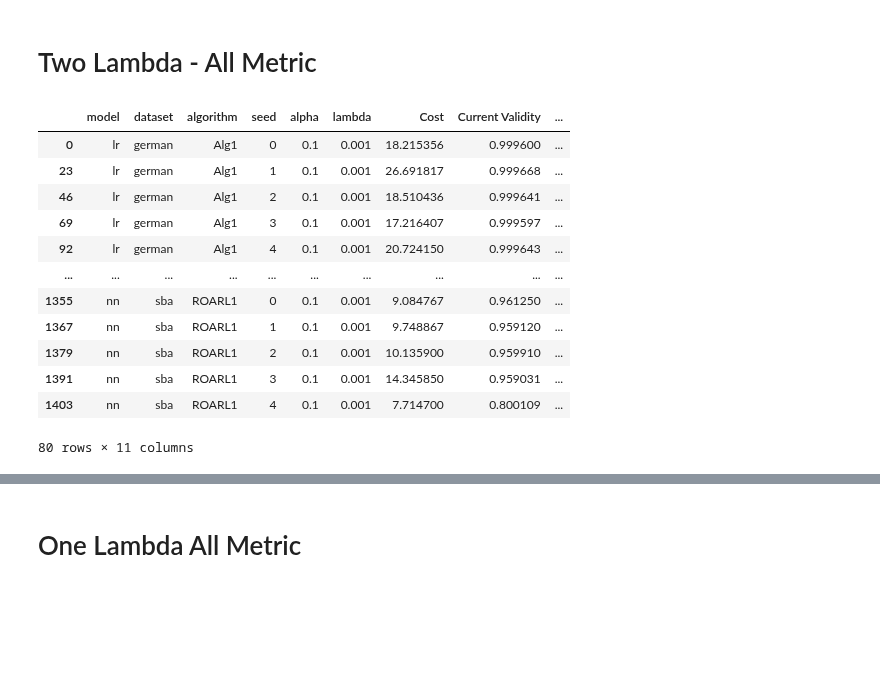
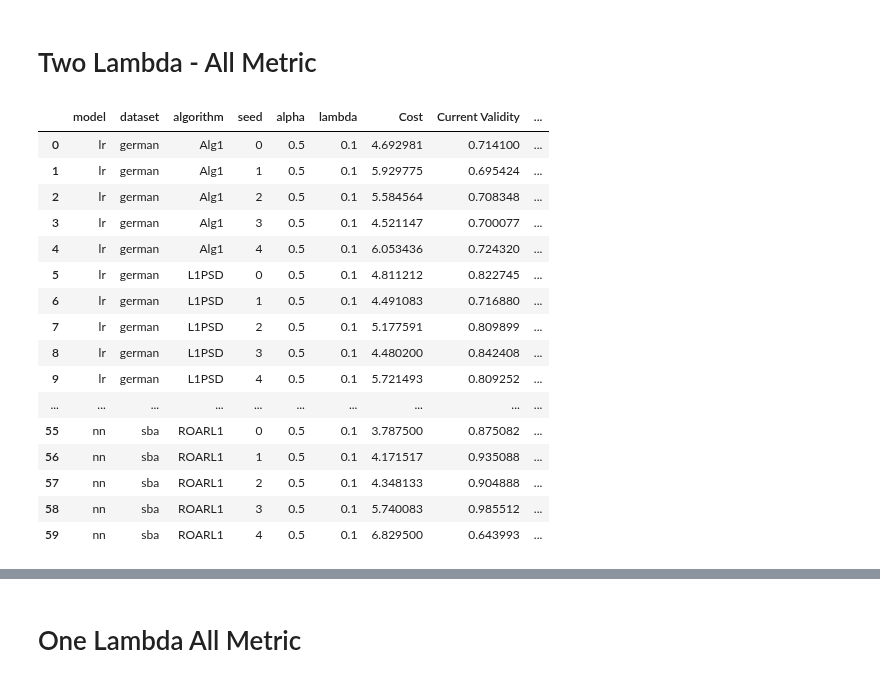
Before and after one commit to kshitij-kayastha/learning-augmented-robust-recourse, a Jupyter notebook: experiments/avg_J.ipynb, the cells around one changed output, grey strips where cells are left out. Cells and saved outputs as stored; diff of their text form; code cells hidden in the pictures; blank space fills up the shorter version.

```diff
--- a/experiments/avg_J.ipynb
+++ b/experiments/avg_J.ipynb
@@ -182,6 +337,9 @@ def runCostValidityTradeoff (results: dict, params: dict):
     for model in params['base_model']:
         for dataset in params['data']:
             model_dataset_name = model + '_' + dataset
+
+            if model == "lr" and dataset == "sba":
+                continue
 
             for algorithm in params['algorithms']:
                 for seed in params['seeds']:
@@ -200,8 +358,23 @@ def runCostValidityTradeoff (results: dict, params: dict):
                                 X_0 = X_0[mask_i]
                                 X_r = X_r[mask_i]
                                 theta_0 = theta_0[mask_i]
+                            else:
+                                data_l1psd = pd.read_pickle(f"../results/recourse/{model}_{dataset}_L1PSD_0.1_0.1_{seed}.pkl")
+                                mask_i = data_l1psd["i"].to_numpy()
+                                if dataset == "sba" and model == "lr" and v_alpha == 0.5:
+                                    data = data[data['i'].isin(mask_i)]
+                                elif dataset == "sba" and model == "nn" and v_alpha == 0.5:
+                                    data = data[data['i'].isin(mask_i)]
 
-                            res = evaluate_performance_each(X_0, X_r, theta_0, alpha, lamb, seed, algorithm, theta_adv_method="L-1" if "L1" in algorithm else "L-inf")
+                                X_0 = np.stack(data["x_0"])
+                                X_r = np.stack(data["x_r"])
+                                theta_0 = np.stack(data["theta_0"])
+
+                            if model == "lr":
+                                res = evaluate_performance_each(X_0, X_r, theta_0, alpha, lamb, seed, algorithm, theta_adv_method="L-1" if "L1" in algorithm else "L-inf")
+                            elif model == "nn":
+                                res = evaluate_performance_many_nn(X_0, X_r, alpha, lamb, seed, algorithm, "L-1" if "L1" in algorithm else "L-inf", dataset=dataset)
+
 
                             results['model'].append(model)
                             results['dataset'].append(dataset)
@@ -426,22 +468,26 @@ Name: (NN, L1PSD), dtype: float64
 # %% [markdown]
 # Two Lambda - All Metric
 # %%
-df_results_sampled = df_results[df_results['lambda'].isin([0.001])]
+df_results_sampled = df_results[df_results['lambda'].isin([0.1])]
 df_results_sampled
 # %% [output]
 |  | model | dataset | algorithm | seed | alpha | lambda | Cost | Current Validity | ... |
-| 0 | lr | german | Alg1 | 0 | 0.1 | 0.001 | 18.215356 | 0.999600 | ... |
-| 23 | lr | german | Alg1 | 1 | 0.1 | 0.001 | 26.691817 | 0.999668 | ... |
-| 46 | lr | german | Alg1 | 2 | 0.1 | 0.001 | 18.510436 | 0.999641 | ... |
-| 69 | lr | german | Alg1 | 3 | 0.1 | 0.001 | 17.216407 | 0.999597 | ... |
-| 92 | lr | german | Alg1 | 4 | 0.1 | 0.001 | 20.724150 | 0.999643 | ... |
+| 0 | lr | german | Alg1 | 0 | 0.5 | 0.1 | 4.692981 | 0.714100 | ... |
+| 1 | lr | german | Alg1 | 1 | 0.5 | 0.1 | 5.929775 | 0.695424 | ... |
+| 2 | lr | german | Alg1 | 2 | 0.5 | 0.1 | 5.584564 | 0.708348 | ... |
+| 3 | lr | german | Alg1 | 3 | 0.5 | 0.1 | 4.521147 | 0.700077 | ... |
+| 4 | lr | german | Alg1 | 4 | 0.5 | 0.1 | 6.053436 | 0.724320 | ... |
+| 5 | lr | german | L1PSD | 0 | 0.5 | 0.1 | 4.811212 | 0.822745 | ... |
+| 6 | lr | german | L1PSD | 1 | 0.5 | 0.1 | 4.491083 | 0.716880 | ... |
+| 7 | lr | german | L1PSD | 2 | 0.5 | 0.1 | 5.177591 | 0.809899 | ... |
+| 8 | lr | german | L1PSD | 3 | 0.5 | 0.1 | 4.480200 | 0.842408 | ... |
+| 9 | lr | german | L1PSD | 4 | 0.5 | 0.1 | 5.721493 | 0.809252 | ... |
 | ... | ... | ... | ... | ... | ... | ... | ... | ... | ... |
-| 1355 | nn | sba | ROARL1 | 0 | 0.1 | 0.001 | 9.084767 | 0.961250 | ... |
-| 1367 | nn | sba | ROARL1 | 1 | 0.1 | 0.001 | 9.748867 | 0.959120 | ... |
-| 1379 | nn | sba | ROARL1 | 2 | 0.1 | 0.001 | 10.135900 | 0.959910 | ... |
-| 1391 | nn | sba | ROARL1 | 3 | 0.1 | 0.001 | 14.345850 | 0.959031 | ... |
-| 1403 | nn | sba | ROARL1 | 4 | 0.1 | 0.001 | 7.714700 | 0.800109 | ... |
+| 55 | nn | sba | ROARL1 | 0 | 0.5 | 0.1 | 3.787500 | 0.875082 | ... |
+| 56 | nn | sba | ROARL1 | 1 | 0.5 | 0.1 | 4.171517 | 0.935088 | ... |
+| 57 | nn | sba | ROARL1 | 2 | 0.5 | 0.1 | 4.348133 | 0.904888 | ... |
+| 58 | nn | sba | ROARL1 | 3 | 0.5 | 0.1 | 5.740083 | 0.985512 | ... |
+| 59 | nn | sba | ROARL1 | 4 | 0.5 | 0.1 | 6.829500 | 0.643993 | ... |
-80 rows × 11 columns
 # %%
 df_results_sampled['lambda'] = df_results_sampled['lambda'].astype(str)
 df_results_sampled['model'] = df_results_sampled['model'].replace(['lr', 'nn'], ['LR', 'NN'])
```
Also changed, not shown: parts of 16 cells of this notebook, 23 other files.
